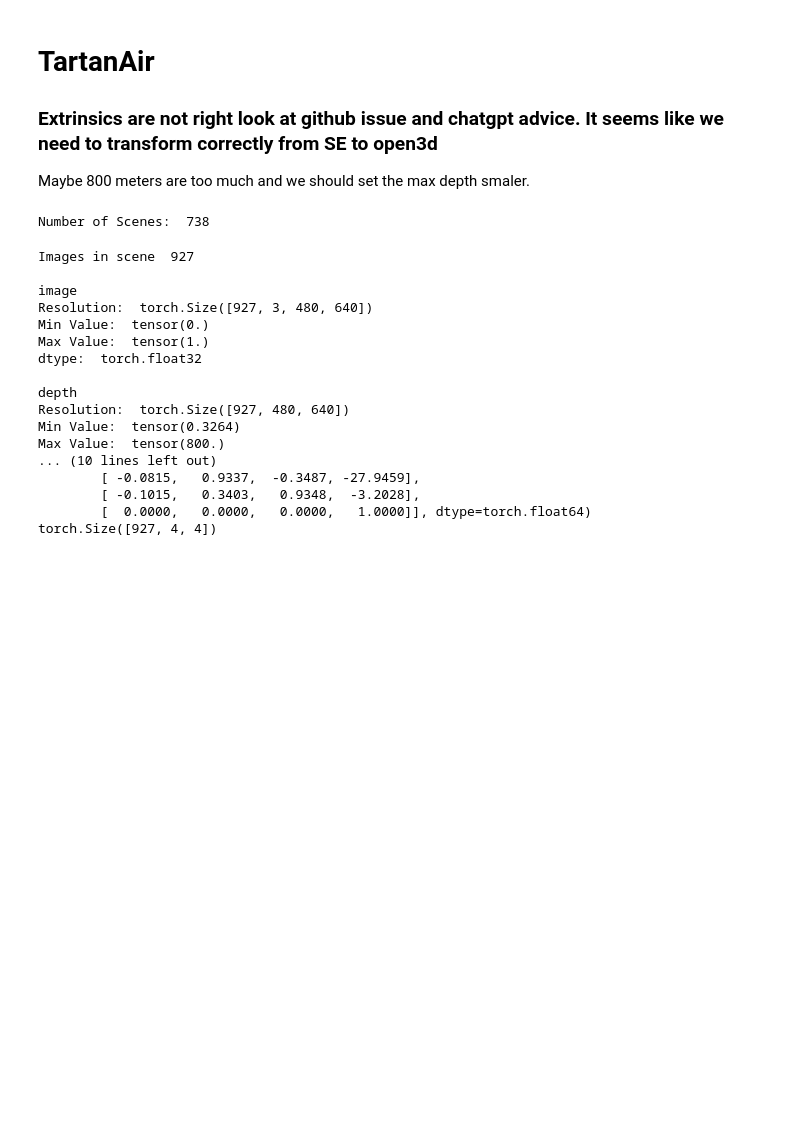
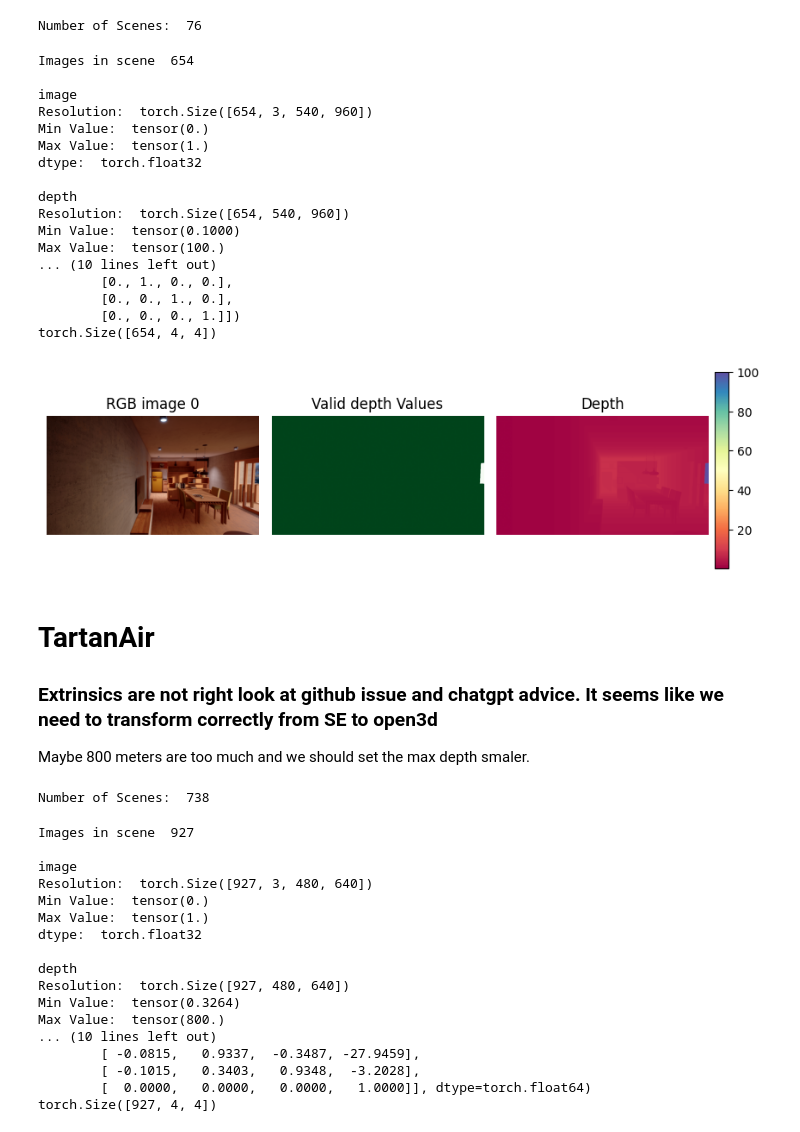
Before and after one commit to FriedFeid/Video-Depth-Anything, a Jupyter notebook: Test_dataset.ipynb, the cells around one changed output. Saved outputs shown, nothing was run; the diff lists cells and outputs as text; code cells hidden in the pictures; blank space fills up the shorter version.

Commit message:
IRS loads depth, but not extrinsics (not available in dataset)

```diff
--- a/Test_dataset.ipynb
+++ b/Test_dataset.ipynb
@@ -23,0 +36,38 @@ sample_scene_imgs = np.arange(0, 100, 20)
+# %%
+importlib.reload(datasets.utils)
+importlib.reload(datasets.irs)
+
+import datasets.utils
+from datasets.irs import IRS
+
+dataset_IRS = IRS(verbose=True)
+
+print('Number of Scenes: ', len(dataset_IRS))
+# %% [output]
+Number of Scenes:  76
+# %%
+sample = dataset_IRS[scene_idx]
+
+importlib.reload(datasets.visualisation_utils)
+import datasets.visualisation_utils as vis_util
+
+vis_util.plot_scene_image(sample, sample_idx)
+# %% [output]
+Images in scene  654
+
+image
+Resolution:  torch.Size([654, 3, 540, 960])
+Min Value:  tensor(0.)
+Max Value:  tensor(1.)
+dtype:  torch.float32
+
+depth
+Resolution:  torch.Size([654, 540, 960])
+Min Value:  tensor(0.1000)
+Max Value:  tensor(100.)
+... (10 lines left out)
+        [0., 1., 0., 0.],
+        [0., 0., 1., 0.],
+        [0., 0., 0., 1.]])
+torch.Size([654, 4, 4])
+[figure, added]
```
Also changed, not shown: parts of 5 cells of this notebook, 1 other file.
